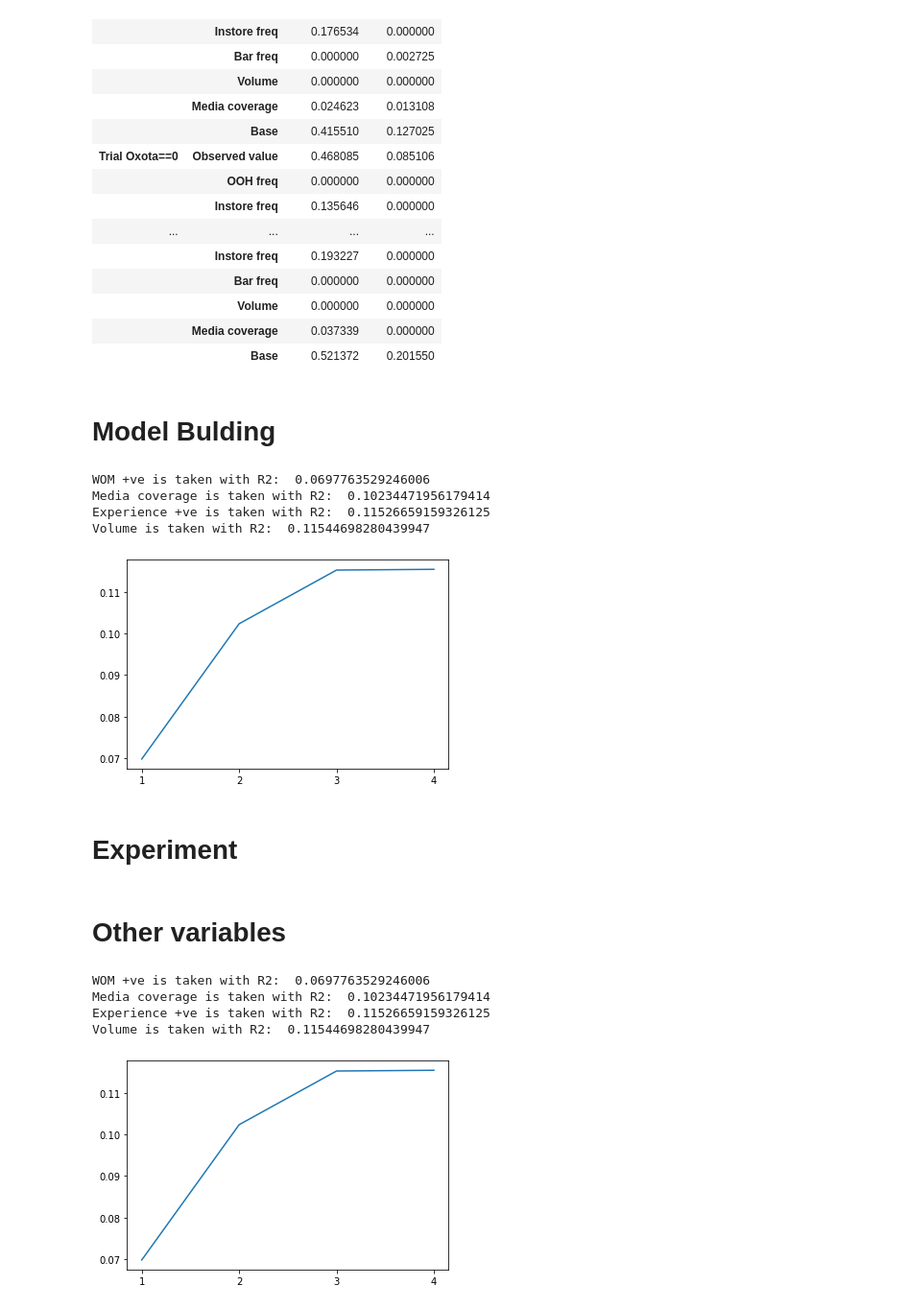
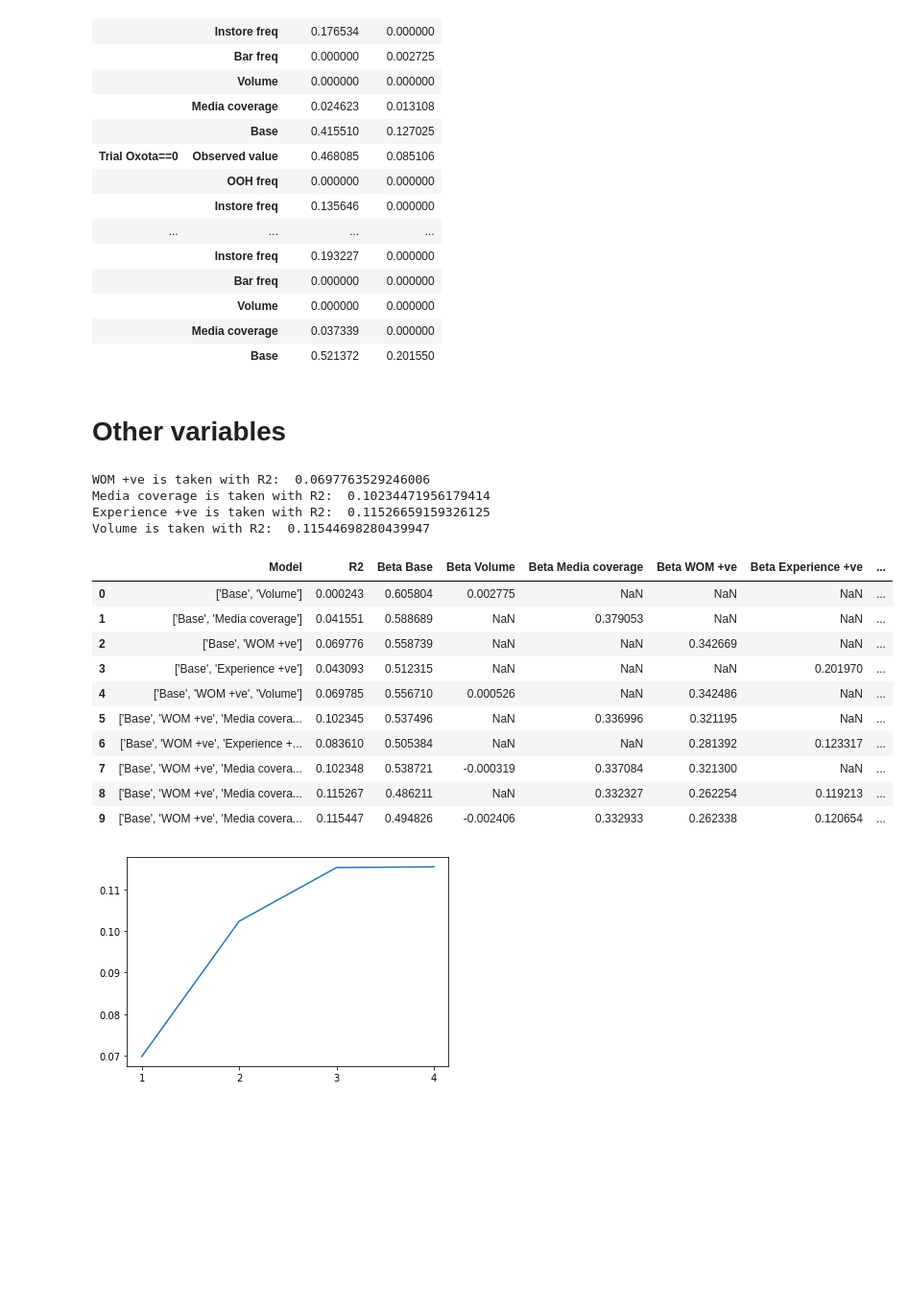
Before and after one commit to woskxmcnvb/XMedia, a Jupyter notebook: main_working_file.ipynb, the cells around one changed output. Shown at 96% size. Drawn from its saved outputs; the diff is of its cells as text; code cells hidden in the pictures; blank space fills up the shorter version.

```diff
--- a/main_working_file.ipynb
+++ b/main_working_file.ipynb
@@ -230,70 +230,46 @@ version control:  1.001
 
 #xmc = MediaContributionCalculator(p_value=0.1)
 #xmc.RunModelFromFilesSpec('model_data.csv', 'model_spec.json', 'outfile')
-# %% [markdown]
-# Model Bulding
-# %%
-# Validating other variables
-
-model_data = pd.read_csv('model_data.csv')
-model_spec = {
-    'Target variables': [
-        'TBCA Oxota', 'OOH Oxota', 'Trial Oxota', 'Unaided Oxota', 'Consider T1 Oxota'
-    ],
-    'Campaign variables': [
-        {'Name': 'OOH freq',     'Alpha': 2, 'Gamma': 12},
-        {'Name': 'Instore freq', 'Alpha': 2, 'Gamma': 4},
-        {'Name': 'Bar freq',     'Alpha': 8, 'Gamma': 4},
-    ],
-    'Other variables': ['Volume', 'Media coverage', 'WOM +ve', 'Experience +ve'],
-    'Relevance groups variable': 'Buy m.o. Oxota',
-    'Subsample variables': ['Trial Oxota']
-}
-
-
-xmc = MediaContributionCalculator()
-
-
-model_spec = xmc.CheckFixSpec(model_data, model_spec)
-result = xmc.ValidateNonCampaignVariables(model_data, 'TBCA Oxota', model_spec)
-result.to_excel('model_build.xlsx')
-# %% [output]
-WOM +ve is taken with R2:  0.0697763529246006
-Media coverage is taken with R2:  0.10234471956179414
-Experience +ve is taken with R2:  0.11526659159326125
-Volume is taken with R2:  0.11544698280439947
-[figure, removed]
-# %% [markdown]
-# Experiment
 # %% [markdown]
 # Other variables
 # %%
 model_data = pd.read_csv('model_data.csv')
 model_spec = {
     'Target variables': [
         #'TBCA Oxota', 'OOH Oxota', 'Trial Oxota', 'Unaided Oxota', 'Consider T1 Oxota'
         'TBCA Oxota', 'OOH Oxota',
     ],
     'Campaign variables': [
         {'Name': 'OOH freq',     'Alpha': 2, 'Gamma': 12},
         {'Name': 'Instore freq', 'Alpha': 2, 'Gamma': 4},
         {'Name': 'Bar freq',     'Alpha': 8, 'Gamma': 4},
     ],
     'Other variables': ['Volume', 'Media coverage', 'WOM +ve', 'Experience +ve'],
     'Relevance groups variable': 'Buy m.o. Oxota',
     'Subsample variables': ['Trial Oxota']
 }
 
 
 xmc = MediaContributionCalculator()
 
 
 model_spec = xmc.CheckFixSpec(model_data, model_spec)
 result = xmc.ValidateNonCampaignVariables(model_data, 'TBCA Oxota', model_spec)
-result.to_excel('model_build.xlsx')
+result #.to_excel('model_build.xlsx')
 # %% [output]
 WOM +ve is taken with R2:  0.0697763529246006
 Media coverage is taken with R2:  0.10234471956179414
 Experience +ve is taken with R2:  0.11526659159326125
 Volume is taken with R2:  0.11544698280439947
+|  | Model | R2 | Beta Base | Beta Volume | Beta Media coverage | Beta WOM +ve | Beta Experience +ve | ... |
+| 0 | ['Base', 'Volume'] | 0.000243 | 0.605804 | 0.002775 | NaN | NaN | NaN | ... |
+| 1 | ['Base', 'Media coverage'] | 0.041551 | 0.588689 | NaN | 0.379053 | NaN | NaN | ... |
+| 2 | ['Base', 'WOM +ve'] | 0.069776 | 0.558739 | NaN | NaN | 0.342669 | NaN | ... |
+| 3 | ['Base', 'Experience +ve'] | 0.043093 | 0.512315 | NaN | NaN | NaN | 0.201970 | ... |
+| 4 | ['Base', 'WOM +ve', 'Volume'] | 0.069785 | 0.556710 | 0.000526 | NaN | 0.342486 | NaN | ... |
+| 5 | ['Base', 'WOM +ve', 'Media covera... | 0.102345 | 0.537496 | NaN | 0.336996 | 0.321195 | NaN | ... |
+| 6 | ['Base', 'WOM +ve', 'Experience +... | 0.083610 | 0.505384 | NaN | NaN | 0.281392 | 0.123317 | ... |
+| 7 | ['Base', 'WOM +ve', 'Media covera... | 0.102348 | 0.538721 | -0.000319 | 0.337084 | 0.321300 | NaN | ... |
+| 8 | ['Base', 'WOM +ve', 'Media covera... | 0.115267 | 0.486211 | NaN | 0.332327 | 0.262254 | 0.119213 | ... |
+| 9 | ['Base', 'WOM +ve', 'Media covera... | 0.115447 | 0.494826 | -0.002406 | 0.332933 | 0.262338 | 0.120654 | ... |
 [figure]
```
Also changed, not shown: parts of 27 cells of this notebook, 3 other files.
